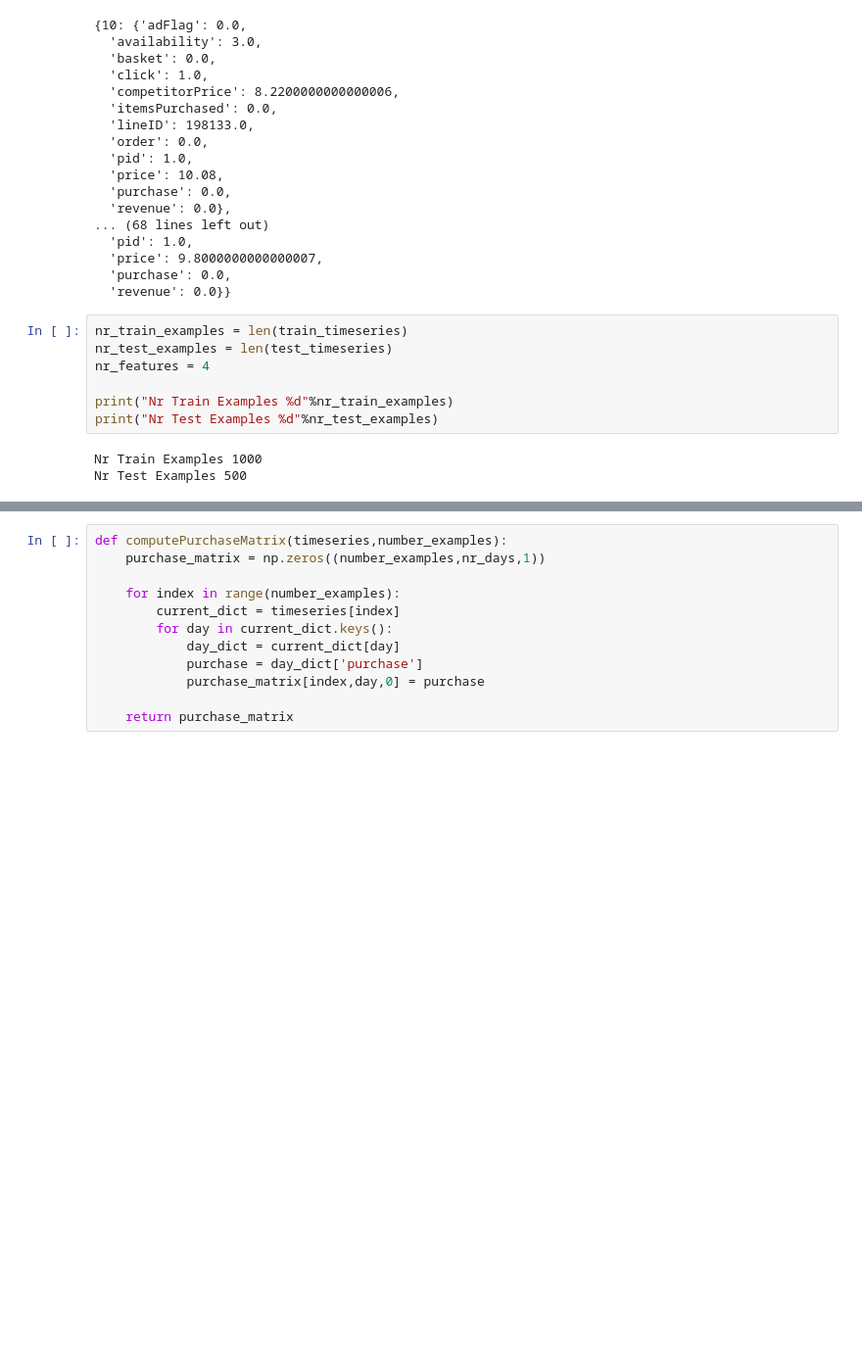
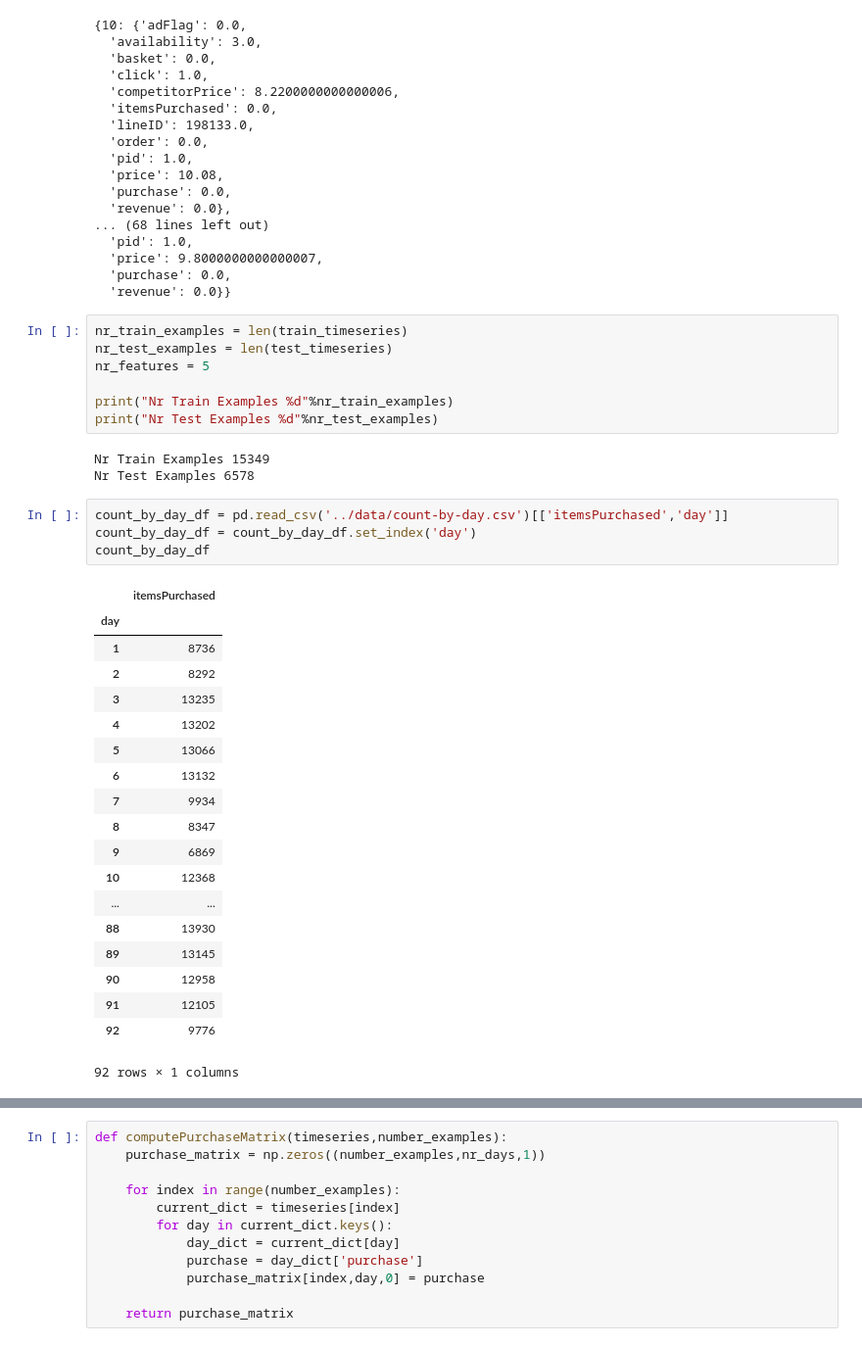
Before and after one commit to Gliganu/deep-learning-time-series-analysis, a Jupyter notebook: DMC Playground.ipynb, the cells around one changed output, grey strips where cells are left out. Shown at 98% size. Saved outputs shown, nothing was run; the diff lists cells and outputs as text; blank space fills up the shorter version.

```diff
--- a/DMC Playground.ipynb
+++ b/DMC Playground.ipynb
@@ -100,13 +126,37 @@ train_timeseries[0]
 # %%
 nr_train_examples = len(train_timeseries)
 nr_test_examples = len(test_timeseries)
-nr_features = 4
+nr_features = 5
 
 print("Nr Train Examples %d"%nr_train_examples)
 print("Nr Test Examples %d"%nr_test_examples)
 # %% [output]
-Nr Train Examples 1000
-Nr Test Examples 500
+Nr Train Examples 15349
+Nr Test Examples 6578
+# %%
+count_by_day_df = pd.read_csv('../data/count-by-day.csv')[['itemsPurchased','day']]
+count_by_day_df = count_by_day_df.set_index('day')
+count_by_day_df
+# %% [output]
+|  | itemsPurchased |
+| day |  |
+| 1 | 8736 |
+| 2 | 8292 |
+| 3 | 13235 |
+| 4 | 13202 |
+| 5 | 13066 |
+| 6 | 13132 |
+| 7 | 9934 |
+| 8 | 8347 |
+| 9 | 6869 |
+| 10 | 12368 |
+| ... | ... |
+| 88 | 13930 |
+| 89 | 13145 |
+| 90 | 12958 |
+| 91 | 12105 |
+| 92 | 9776 |
+92 rows × 1 columns
 # %%
 def computeFeatureMatrix(timeseries,number_examples):
 
```
Also changed, not shown: parts of 28 cells of this notebook, 3 other files.
